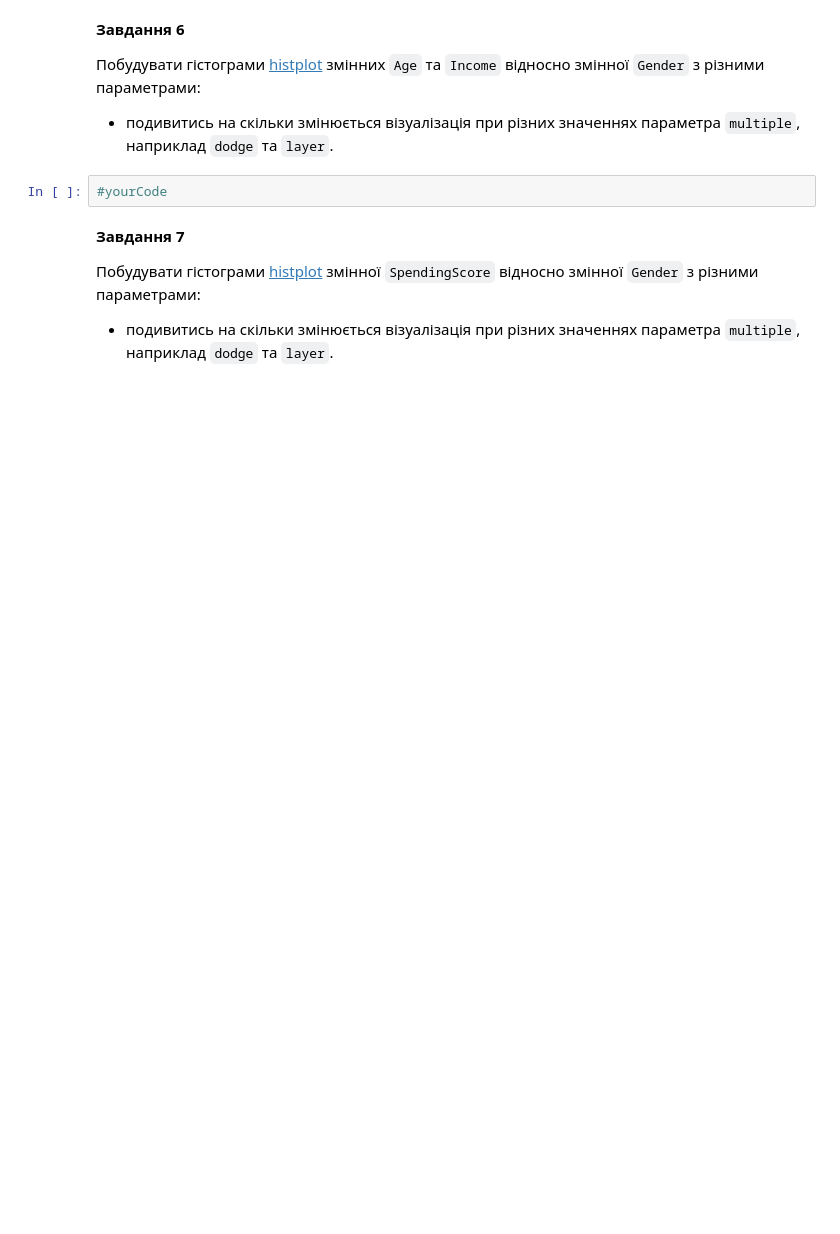
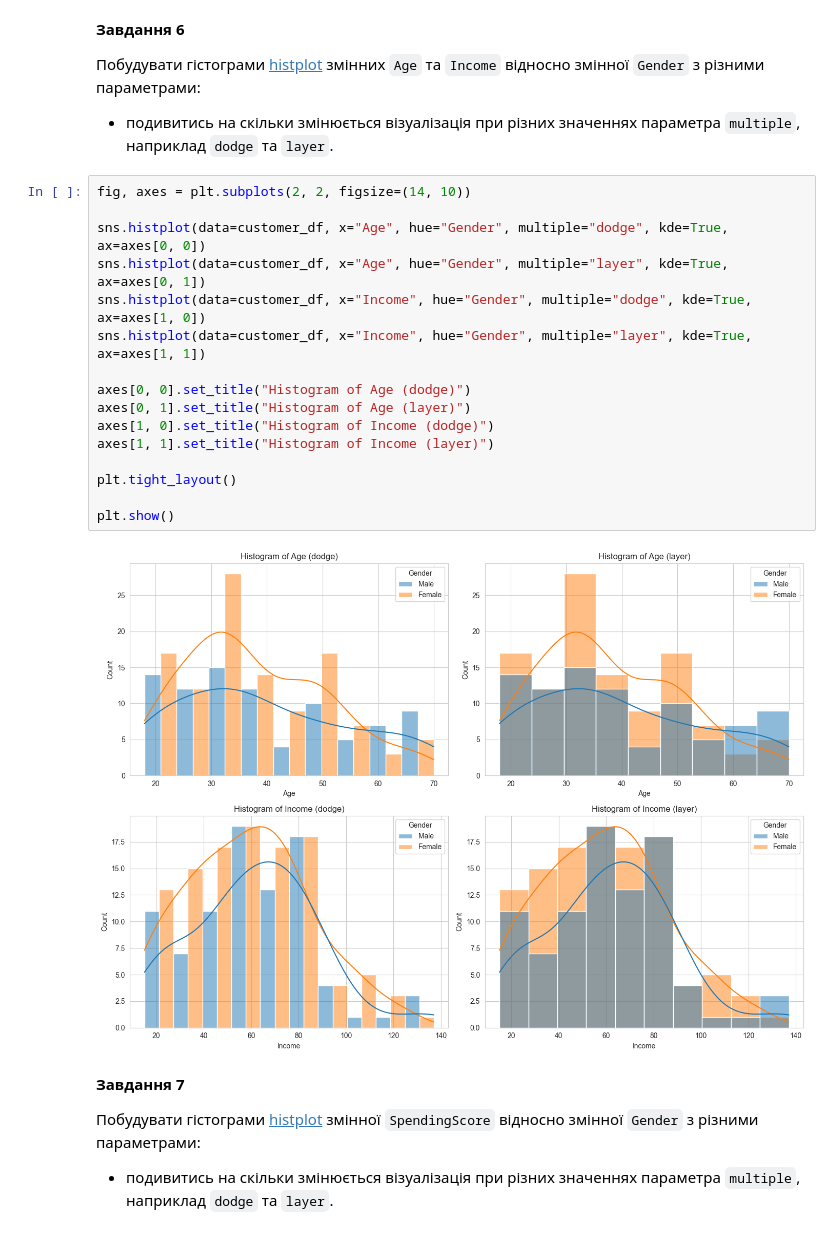
Before and after one commit to VitaliySysak/ai-labs, a Jupyter notebook: main.ipynb, the cells around one changed output. Saved outputs shown, nothing was run; the diff lists cells and outputs as text; blank space fills up the shorter version.

```diff
--- a/main.ipynb
+++ b/main.ipynb
@@ -243,8 +245,24 @@ plt.show()
 
 Побудувати гістограми [histplot](https://seaborn.pydata.org/generated/seaborn.histplot.html) змінних `Age` та `Income` відносно змінної `Gender` з різними параметрами:
 *  подивитись на скільки змінюється візуалізація при різних значеннях параметра `multiple`, наприклад `dodge` та `layer`.
-# %%
-#yourCode
+# %%
+fig, axes = plt.subplots(2, 2, figsize=(14, 10))
+
+sns.histplot(data=customer_df, x="Age", hue="Gender", multiple="dodge", kde=True, ax=axes[0, 0])
+sns.histplot(data=customer_df, x="Age", hue="Gender", multiple="layer", kde=True, ax=axes[0, 1])
+sns.histplot(data=customer_df, x="Income", hue="Gender", multiple="dodge", kde=True, ax=axes[1, 0])
+sns.histplot(data=customer_df, x="Income", hue="Gender", multiple="layer", kde=True, ax=axes[1, 1])
+
+axes[0, 0].set_title("Histogram of Age (dodge)")
+axes[0, 1].set_title("Histogram of Age (layer)")
+axes[1, 0].set_title("Histogram of Income (dodge)")
+axes[1, 1].set_title("Histogram of Income (layer)")
+
+plt.tight_layout()
+
+plt.show()
+# %% [output]
+[figure, added]
 # %% [markdown]
 **Завдання 7**
 
```
Also changed, not shown: parts of 13 cells of this notebook.
